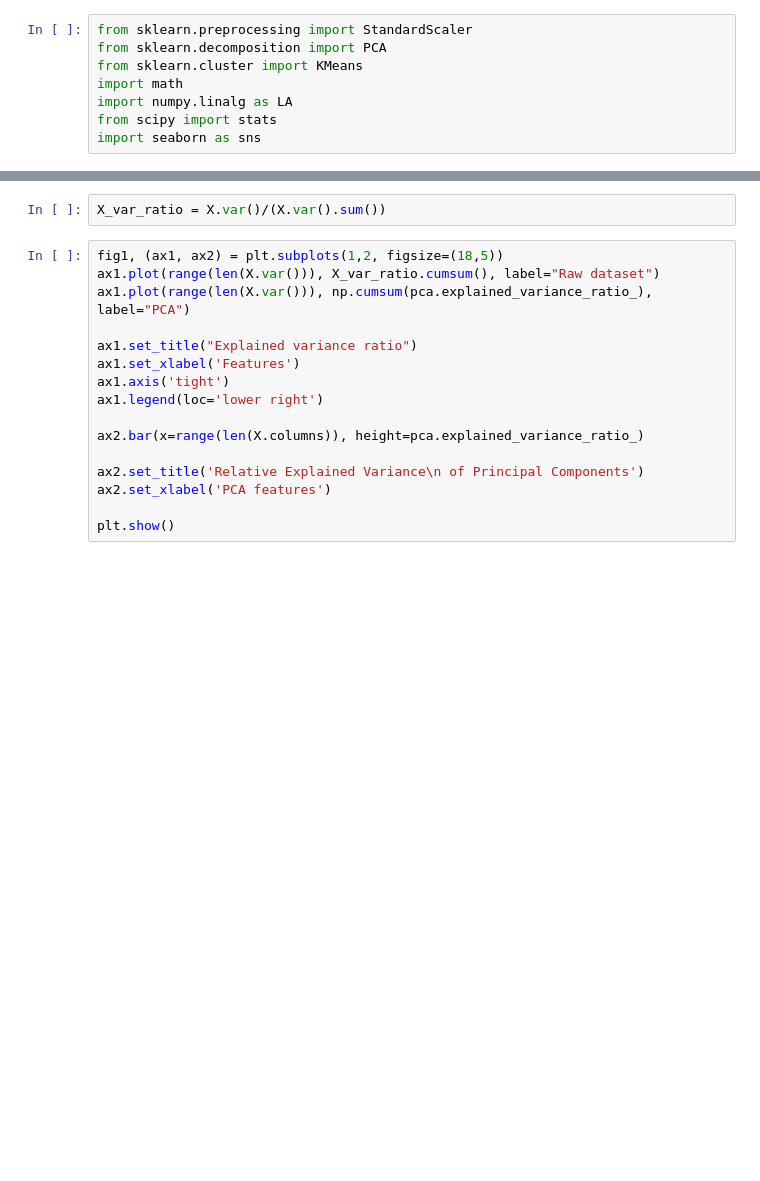
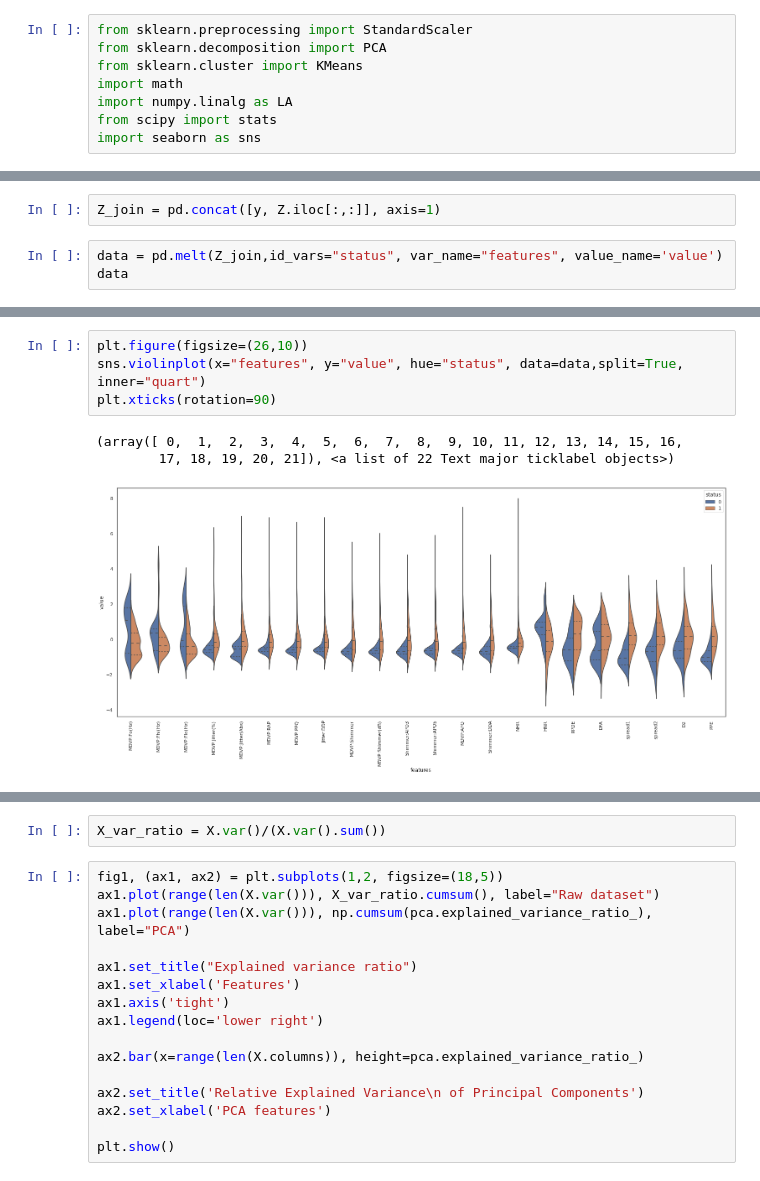
Before and after one commit to skhabiri/DS-Unit-1-Build, a Jupyter notebook: build1.ipynb, the cells around one changed output, grey strips where cells are left out. Drawn from its saved outputs; the diff is of its cells as text; blank space fills up the shorter version.

```diff
--- a/build1.ipynb
+++ b/build1.ipynb
@@ -189,0 +160,5 @@ X.shape
+# %%
+Z_join = pd.concat([y, Z.iloc[:,:]], axis=1)
+# %%
+data = pd.melt(Z_join,id_vars="status", var_name="features", value_name='value')
+data
@@ -189,0 +179,8 @@ X.shape
+# %%
+plt.figure(figsize=(26,10))
+sns.violinplot(x="features", y="value", hue="status", data=data,split=True, inner="quart")
+plt.xticks(rotation=90)
+# %% [output]
+(array([ 0,  1,  2,  3,  4,  5,  6,  7,  8,  9, 10, 11, 12, 13, 14, 15, 16,
+        17, 18, 19, 20, 21]), <a list of 22 Text major ticklabel objects>)
+[figure, added]
```
Also changed, not shown: parts of 157 cells of this notebook.
